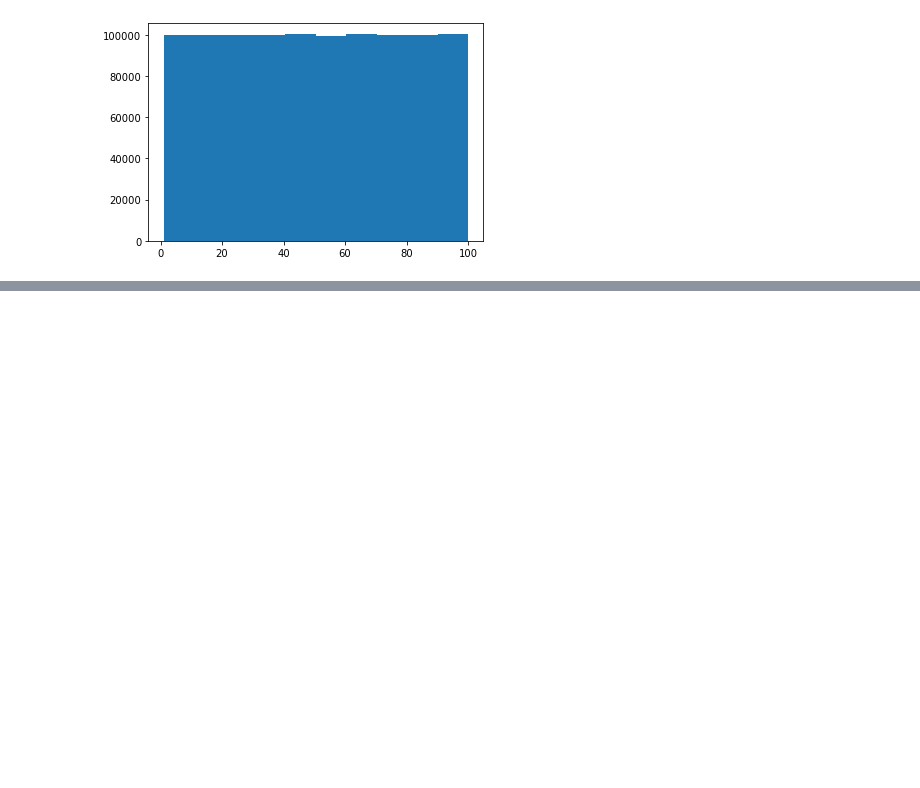
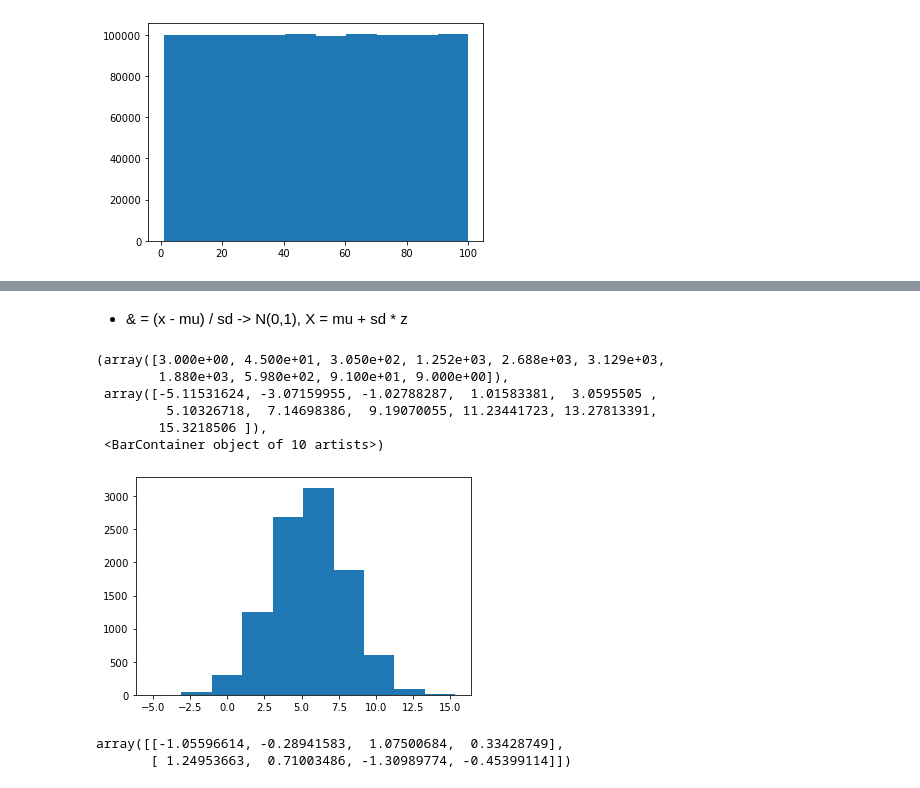
Before and after one commit to diego19508/python-ml-course, a Jupyter notebook: Course/T2 - 2- Data Cleaning - Funciones de distribucion de probabilidad.ipynb, the cells around one changed output, grey strips where cells are left out. Saved outputs shown, nothing was run; the diff lists cells and outputs as text; code cells hidden in the pictures; blank space fills up the shorter version.

```diff
--- a/Course/T2 - 2- Data Cleaning - Funciones de distribucion de probabilidad.ipynb
+++ b/Course/T2 - 2- Data Cleaning - Funciones de distribucion de probabilidad.ipynb
@@ -28,0 +53,21 @@ plt.hist(data)
+# %% [markdown]
+* & = (x - mu) / sd -> N(0,1), X = mu + sd * z
+# %%
+mu = 5.5
+sd = 2.5
+data = 5.5 + 2.5*np.random.randn(10000) # & = (x - mu) / sd -> N(0,1), X = mu + sd * z
+plt.hist(data)
+# %% [output]
+(array([3.000e+00, 4.500e+01, 3.050e+02, 1.252e+03, 2.688e+03, 3.129e+03,
+        1.880e+03, 5.980e+02, 9.100e+01, 9.000e+00]),
+ array([-5.11531624, -3.07159955, -1.02788287,  1.01583381,  3.0595505 ,
+         5.10326718,  7.14698386,  9.19070055, 11.23441723, 13.27813391,
+        15.3218506 ]),
+ <BarContainer object of 10 artists>)
+[figure, added]
+# %%
+data = np.random.randn(2,4)
+data
+# %% [output]
+array([[-1.05596614, -0.28941583,  1.07500684,  0.33428749],
+       [ 1.24953663,  0.71003486, -1.30989774, -0.45399114]])
```
Also changed, not shown: parts of 8 cells of this notebook.
